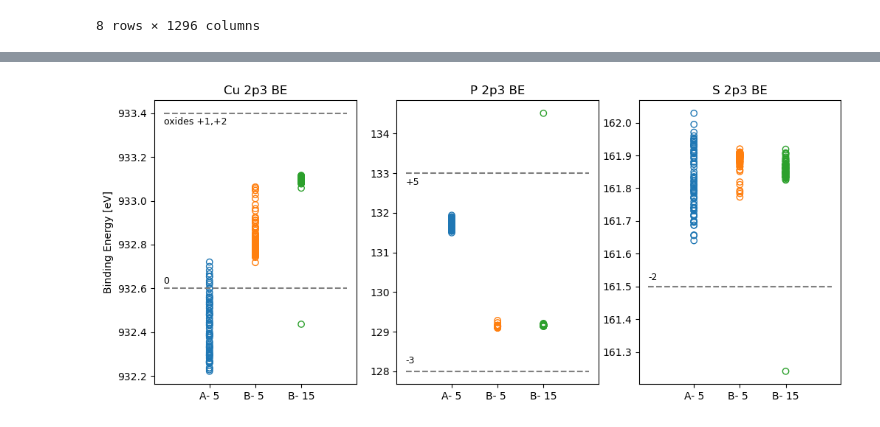
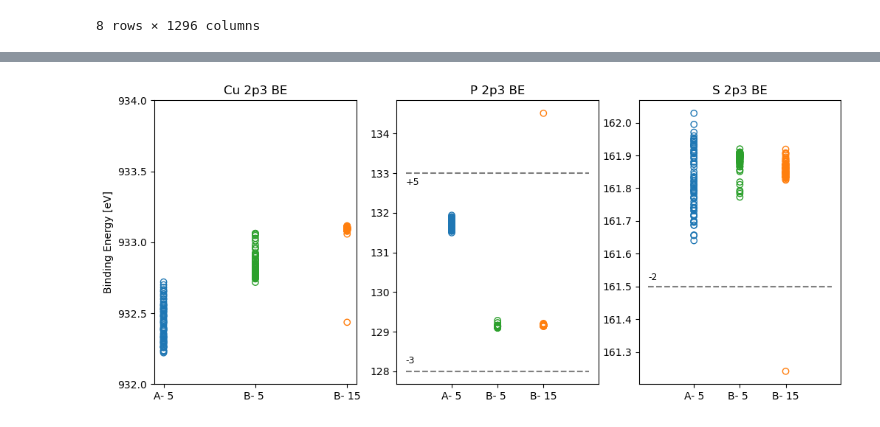
Before and after one commit to DTU-Nanolab-materials-discovery/intern-data-handling-and-fitting, a Jupyter notebook: single_plots.ipynb, the cells around one changed output, grey strips where cells are left out. Saved outputs shown, nothing was run; the diff lists cells and outputs as text; code cells hidden in the pictures.

```diff
--- a/single_plots.ipynb
+++ b/single_plots.ipynb
@@ -111,10 +112,11 @@ for i in range(0, len(peaks)):
 # %%
-plt.figure(figsize=(10,5))
-dat= [dat20, dat16_fr, dat16_br]
+plt.figure(figsize=(6,5))
+# dat= [dat20, dat16_fr, dat16_br]
 shift= 2000
-plt.plot(dat[0]["2theta"], dat[0]["intensity"], label= labels[0])
-plt.plot(dat[1]["2theta"], dat[1]["intensity"]- shift, label= labels[1])
-plt.plot(dat[2]["2theta"], dat[2]["intensity"]-2*shift, label= labels[2])
+
+plt.plot(dat[2]["2theta"], dat[2]["intensity"], label= labels[2], color= 'tab:red')
+plt.plot(dat[1]["2theta"], dat[1]["intensity"]- shift, label= labels[1], color= 'tab:blue')
+plt.plot(dat[0]["2theta"], dat[0]["intensity"]-2*shift, label= labels[0], color= 'tab:green')
 plt.plot(ref_peaks_df[f'{material}']['2theta'], ref_peaks_df[f'{material}']['I']*3- 3*shift, label= 'ICSD reference', color = 'grey')
 plt.vlines(ref_peaks_df[f'{material}']['Peak 2theta'].dropna().values, -3*shift, dat[0]['intensity'].max(), color='grey', linestyle='--', alpha=0.5)
 for i in range(0,len(indexes)):
@@ -128,13 +130,13 @@ for i in range(0,len(indexes)):
         y= dat[0]['intensity'].max()+500*j +200
         if i==2: #if there are overlapping labels, move one up
             y= y+1000
-        plt.text(peak-2, y, pos[j], fontsize=9)
+        # plt.text(peak-2, y, pos[j], fontsize=9)
 plt.xlabel('2θ', fontsize=12)
 plt.ylabel('Intensity [a.u.]', fontsize=12)
 plt.yticks([])
-plt.xlim(20,60)
-plt.ylim(-3.2*shift, dat[0]['intensity'].max()+500*4.3)
-plt.legend(bbox_to_anchor=(1.05, 1), loc='upper left', fontsize=12)
+plt.xlim(25,60)
+# plt.ylim(-3.2*shift, dat[0]['intensity'].max()+500*4.3)
+plt.legend(bbox_to_anchor=(1.05, 1), loc='upper right', fontsize=12)
 
-plt.savefig(os.path.join(folder, f'XRD_{material}_indexes.png'), dpi=300, bbox_inches='tight')
+plt.savefig(os.path.join(folder, f'XRD_{material}_tight_indexes.png'), dpi=300, bbox_inches='tight')
 # %% [output]
@@ -232,6 +234,8 @@ elements = ['C', 'O', 'Sb']
 labels = ['A- 5 mTorr, Cracker On',
           'B- 5 mTorr, Cracker Off',
           'B- 15 mTorr, Cracker Off']
+
+colors= ['tab:blue', 'tab:green', 'tab:orange']
 
 # Extract means and errors
 means = [means_19, means_22, means_23]
@@ -247,7 +251,7 @@ fig, ax = plt.subplots()
 
 # Plot the bars with error bars
 for i, (mean, error) in enumerate(zip(means_values, errors)):
-    ax.bar(x + i * bar_width, mean, bar_width, yerr=error, label=labels[i])
+    ax.bar(x + i * bar_width, mean, bar_width, yerr=error, label=labels[i], color=colors[i])
 
 # Add labels and title
 ax.set_xlabel('Elements')
@@ -326,34 +340,36 @@ for sample in samples:
 # %%
 fig, ax=plt.subplots(1,3,figsize=(12,5))
-colors = ['tab:blue', 'tab:orange', 'tab:green']
+colors = ['tab:blue', 'tab:green', 'tab:orange']
 for i in range(0,len(samples)):
     sample= samples[i]
     color = colors[i]
     ax[1].scatter(len(P_BE[sample])*[i], P_BE[sample], label='P', color=color, marker='o', facecolors='none')
     ax[2].scatter(len(S_BE[sample])*[i], S_BE[sample], label='S', color=color , marker='o', facecolors='none')
     ax[0].scatter(len(Cu_BE[sample])*[i], Cu_BE[sample], label='Cu', color=color, marker='o', facecolors='none')
 
     ax[i].set_xticks(range(0,len(samples)))
     ax[i].set_xticklabels(labels)
 
 ax[0].set_title('Cu 2p3 BE')
 ax[1].set_title('P 2p3 BE')
 ax[2].set_title('S 2p3 BE')
 ax[0].set_ylabel('Binding Energy [eV]')
 
-ax[0].hlines([932.6, 933.4], -1, 3, color='grey', linestyle='--')
-ax[0].text(-1, 933.35, 'oxides +1,+2', fontsize=9)
+# ax[0].hlines([932.6, 933.4], -1, 3, color='grey', linestyle='--')
+# ax[0].text(-1, 933.35, 'oxides +1,+2', fontsize=9)
 # ax[0].text(-1, 932.92, '0, +1', fontsize=9)
-ax[0].text(-1, 932.62, '0', fontsize=9)
+# ax[0].text(-1, 932.62, '0', fontsize=9)
+ax[0].set_ylim(932, 934)
+ax[0].set_yticks(np.arange(932, 934.5, 0.5))
 
 
 ax[1].hlines([128, 133], -1, 3, color='grey', linestyle='--')
 ax[1].text(-1, 128.2, '-3', fontsize=9)
 ax[1].text(-1, 132.7, '+5', fontsize=9)
 
 ax[2].hlines([161.5], -1, 3, color='grey', linestyle='--')
 ax[2].text(-1, 161.52, '-2', fontsize=9)
 
-plt.savefig(os.path.join(XPS_path, 'XPS_BE.png'), dpi=300, bbox_inches='tight')
+plt.savefig(os.path.join(XPS_path, 'XPS_BE_new.png'), dpi=300, bbox_inches='tight')
 # %% [output]
-[figure, old version]
+[figure, new version]
```
Also changed, not shown: parts of 5 cells of this notebook, 3 other files.
